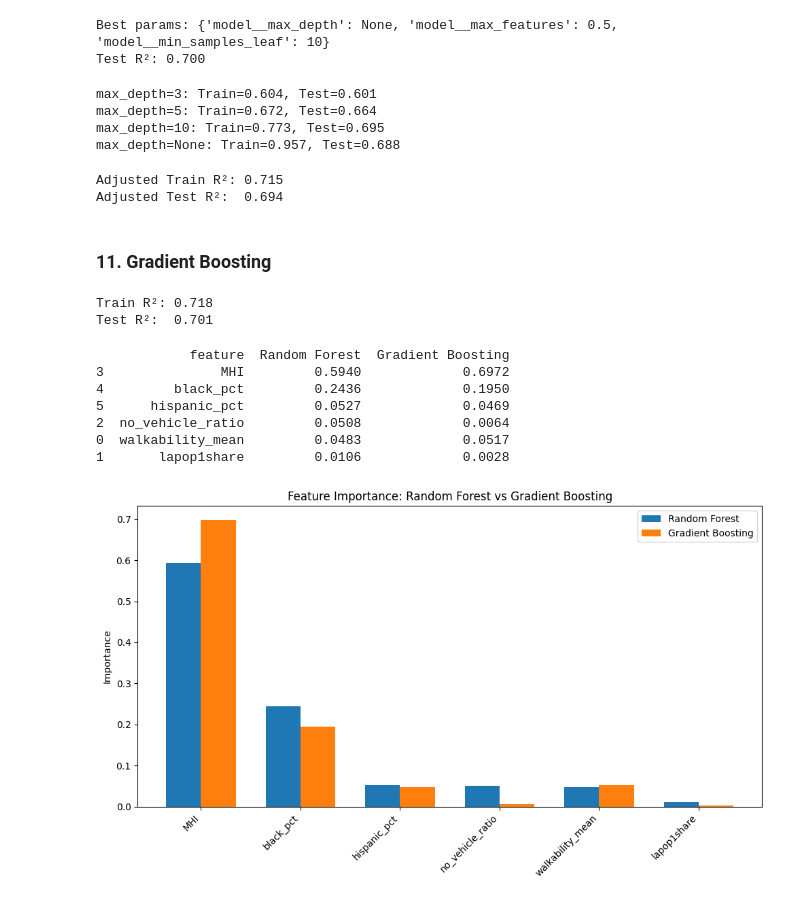
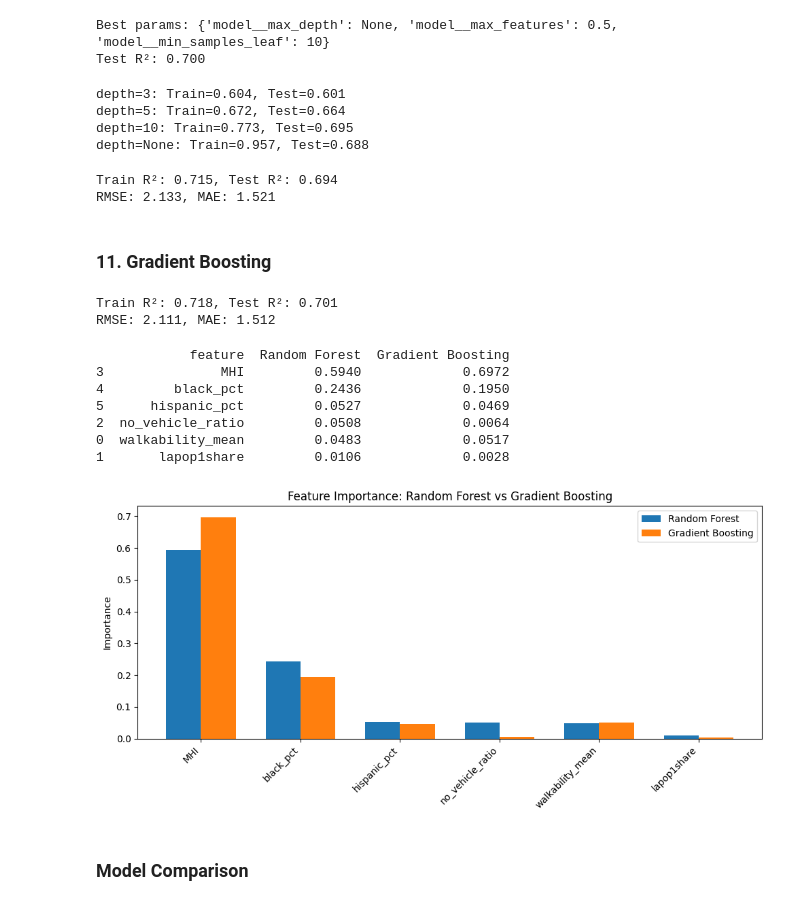
Before and after one commit to davidmaking/health-outcomes-predictor, a Jupyter notebook: analysis.ipynb, the cells around one changed output. Drawn from its saved outputs; the diff is of its cells as text; code cells hidden in the pictures.

```diff
--- a/analysis.ipynb
+++ b/analysis.ipynb
@@ -160,0 +131,3 @@ Name: count, dtype: int64
+# %%
+places_filtered = places[places['MeasureId'].isin(['OBESITY', 'DIABETES'])].copy()
+places_filtered['MeasureId'].value_counts()
@@ -1148,58 +852,38 @@ Best params: {'model__max_depth': None, 'model__max_features': 0.5, 'model__min_
 Test R²: 0.700
 # %%
 for depth in [3, 5, 10, None]:
-    rf_test = Pipeline([
-        ('scaler', StandardScaler()),
-        ('model', RandomForestRegressor(max_depth=depth, n_estimators=100, random_state=42))
-    ])
+    rf_test = Pipeline([('scaler', StandardScaler()), ('model', RandomForestRegressor(max_depth=depth, n_estimators=100, random_state=42))])
     rf_test.fit(x_train, y_train)
-    train_r2 = r2_score(y_train, rf_test.predict(x_train))
-    test_r2 = r2_score(y_test, rf_test.predict(x_test))
-    print(f"max_depth={depth}: Train={train_r2:.3f}, Test={test_r2:.3f}")
+    print(f"depth={depth}: Train={r2_score(y_train, rf_test.predict(x_train)):.3f}, Test={r2_score(y_test, rf_test.predict(x_test)):.3f}")
 # %% [output]
-max_depth=3: Train=0.604, Test=0.601
-max_depth=5: Train=0.672, Test=0.664
-max_depth=10: Train=0.773, Test=0.695
-max_depth=None: Train=0.957, Test=0.688
+depth=3: Train=0.604, Test=0.601
+depth=5: Train=0.672, Test=0.664
+depth=10: Train=0.773, Test=0.695
+depth=None: Train=0.957, Test=0.688
 # %%
-from sklearn.ensemble import RandomForestRegressor
-
-randomforest_adj = Pipeline([('scaler', StandardScaler()), ('model', RandomForestRegressor(
-        n_estimators=100,
-        max_depth=10,
-        min_samples_leaf=50,
-        max_features=0.5,
-        random_state=42))])
-
+randomforest_adj = Pipeline([('scaler', StandardScaler()), ('model', RandomForestRegressor(n_estimators=100, max_depth=10, min_samples_leaf=50, max_features=0.5, random_state=42))])
 randomforest_adj.fit(x_train, y_train)
-print(f"Adjusted Train R²: {r2_score(y_train, randomforest_adj.predict(x_train)):.3f}")
-print(f"Adjusted Test R²:  {r2_score(y_test, randomforest_adj.predict(x_test)):.3f}")
+pred = randomforest_adj.predict(x_test)
+print(f"Train R²: {r2_score(y_train, randomforest_adj.predict(x_train)):.3f}, Test R²: {r2_score(y_test, pred):.3f}")
+print(f"RMSE: {np.sqrt(mean_squared_error(y_test, pred)):.3f}, MAE: {mean_absolute_error(y_test, pred):.3f}")
 # %% [output]
-Adjusted Train R²: 0.715
-Adjusted Test R²:  0.694
+Train R²: 0.715, Test R²: 0.694
+RMSE: 2.133, MAE: 1.521
 # %% [markdown]
 ### 11. Gradient Boosting
 # %%
 from sklearn.ensemble import GradientBoostingRegressor
 
 gb = Pipeline([('scaler', StandardScaler()), ('model', GradientBoostingRegressor(n_estimators=100, random_state=42))])
-
 gb.fit(x_train, y_train)
-print(f"Train R²: {r2_score(y_train, gb.predict(x_train)):.3f}")
-print(f"Test R²:  {r2_score(y_test, gb.predict(x_test)):.3f}")
+pred = gb.predict(x_test)
+print(f"Train R²: {r2_score(y_train, gb.predict(x_train)):.3f}, Test R²: {r2_score(y_test, pred):.3f}")
+print(f"RMSE: {np.sqrt(mean_squared_error(y_test, pred)):.3f}, MAE: {mean_absolute_error(y_test, pred):.3f}")
 # %% [output]
-Train R²: 0.718
-Test R²:  0.701
+Train R²: 0.718, Test R²: 0.701
+RMSE: 2.111, MAE: 1.512
 # %%
-rf_importances = randomforest_adj.named_steps['model'].feature_importances_
-gb_importances = gb.named_steps['model'].feature_importances_
-
-importance_df = pd.DataFrame({
-    'feature': features,
-    'Random Forest': rf_importances,
-    'Gradient Boosting': gb_importances
-}).sort_values('Random Forest', ascending=False)
-
+importance_df = pd.DataFrame({'feature': features, 'Random Forest': randomforest_adj.named_steps['model'].feature_importances_, 'Gradient Boosting': gb.named_steps['model'].feature_importances_}).sort_values('Random Forest', ascending=False)
 print(importance_df)
 # %% [output]
             feature  Random Forest  Gradient Boosting
@@ -1210,20 +894,18 @@ print(importance_df)
 0  walkability_mean         0.0483             0.0517
 1       lapop1share         0.0106             0.0028
 # %%
-fig, ax = plt.subplots(figsize=(10, 6))
-
+fig, ax = plt.subplots(figsize=(10, 5))
 x = np.arange(len(features))
 width = 0.35
 ax.bar(x - width/2, importance_df['Random Forest'], width, label='Random Forest')
 ax.bar(x + width/2, importance_df['Gradient Boosting'], width, label='Gradient Boosting')
-
 ax.set_xticks(x)
 ax.set_xticklabels(importance_df['feature'], rotation=45, ha='right')
-ax.set_ylabel('Importance')
-ax.set_title('Feature Importance: Random Forest vs Gradient Boosting')
+ax.set(ylabel='Importance', title='Feature Importance: Random Forest vs Gradient Boosting')
 ax.legend()
-
 plt.tight_layout()
 plt.show()
 # %% [output]
-[figure, old version]
+[figure, new version]
+# %% [markdown]
+### Model Comparison
```
Also changed, not shown: parts of 54 cells of this notebook.
